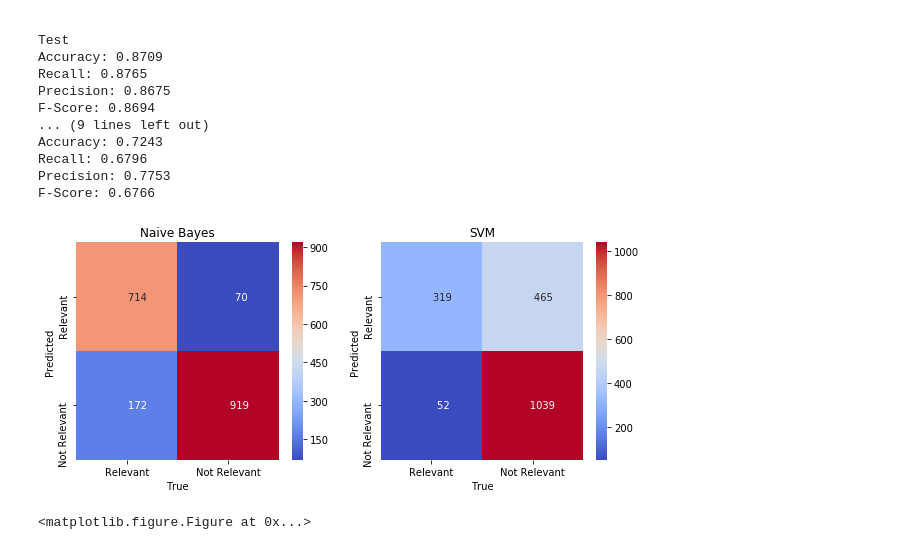
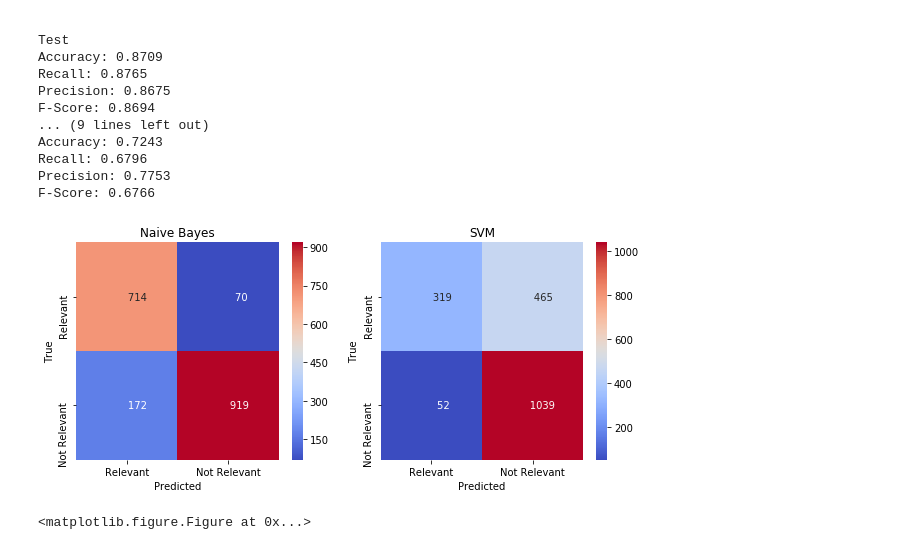
Before and after one commit to edwardsong05/ENSF-619-03-04-ClassProject, a Jupyter notebook: RelevantClassifier/RelevantClassifier.ipynb, the cells around one changed output. Saved outputs shown, nothing was run; the diff lists cells and outputs as text; code cells hidden in the pictures.

```diff
--- a/RelevantClassifier/RelevantClassifier.ipynb
+++ b/RelevantClassifier/RelevantClassifier.ipynb
@@ -111,36 +111,36 @@ F-Score: 0.6766
 %matplotlib inline
 import seaborn as sn
 import pandas as pd
 import matplotlib.pyplot as plt
 
 def normalizeCM(cm):
     cm = cm.astype('float') / cm.sum(axis=1)[:, np.newaxis]
     return cm
 
 def createCmDf(cm):
     df_cm = pd.DataFrame(cm, index = ["Relevant", "Not Relevant"], columns = ["Relevant", "Not Relevant"])
     return df_cm
 
 cm_nb = confusion_matrix(y_test,test_pred_nb, labels = [1, 0])
 
 cm_svm = confusion_matrix(y_test,test_pred_svm, labels = [1, 0])
 
 df_nb = createCmDf(cm_nb)
 df_svm = createCmDf(cm_svm)
 
 fig, (ax1,ax2) = plt.subplots(ncols=2, figsize=(10, 4))
 fmt = '10d'
 im = sn.heatmap(df_nb, ax=ax1, annot=True, cmap='coolwarm', fmt=fmt)
 ax1.set_title("Naive Bayes")
-ax1.set_xlabel("True")
-ax1.set_ylabel("Predicted")
+ax1.set_xlabel("Predicted")
+ax1.set_ylabel("True")
 sn.heatmap(df_svm, ax=ax2, annot=True, cmap='coolwarm', fmt=fmt)
 ax2.set_title("SVM")
-ax2.set_xlabel("True")
-ax2.set_ylabel("Predicted")
+ax2.set_xlabel("Predicted")
+ax2.set_ylabel("True")
 mappable = im.get_children()[0]
 plt.show()
 plt.savefig('ConfusionMatrix.png')
 # %% [output]
-[figure, old version]
+[figure, new version]
 <matplotlib.figure.Figure at 0x...>
```
Also changed, not shown: 9 other files.
